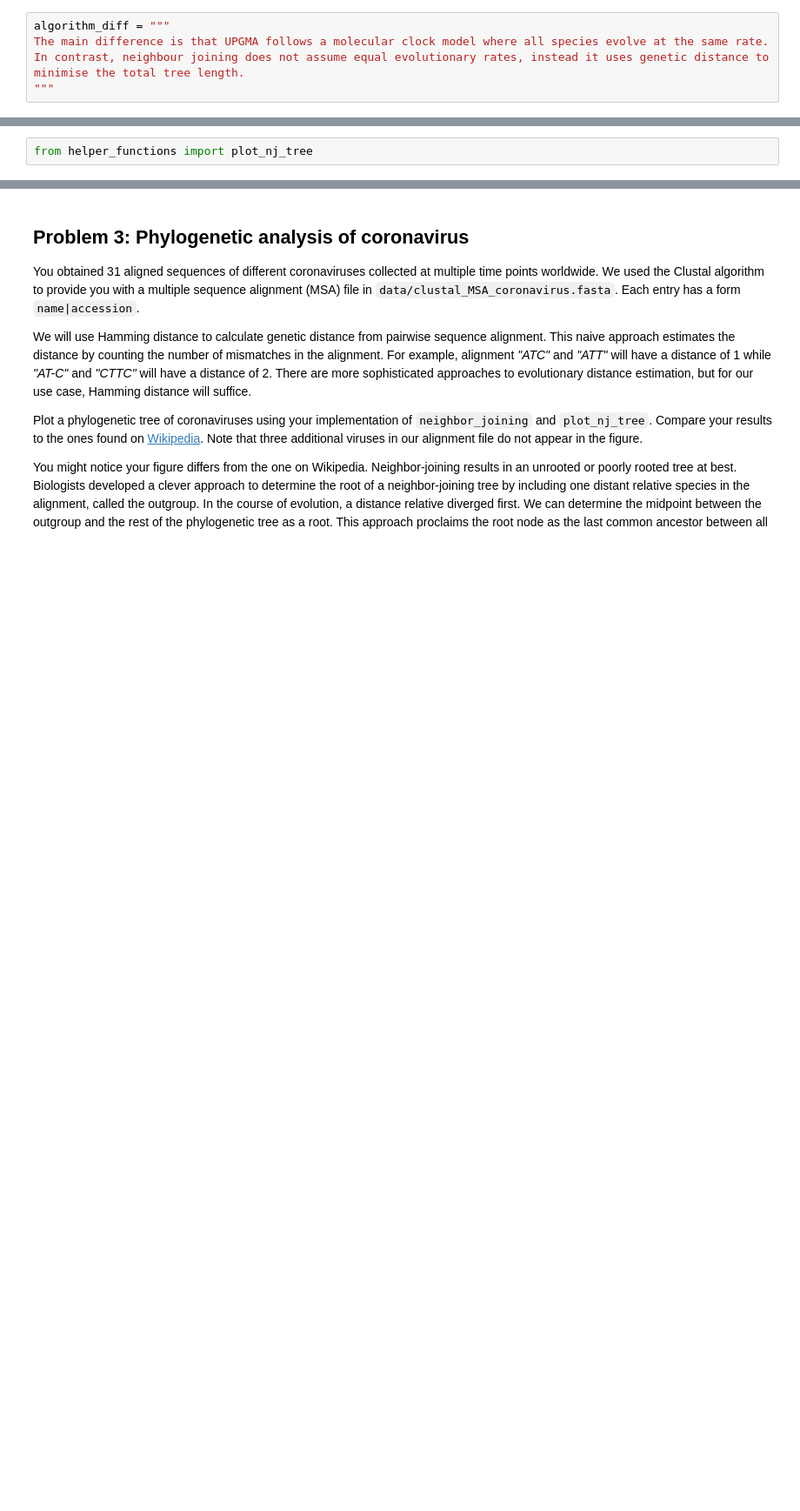
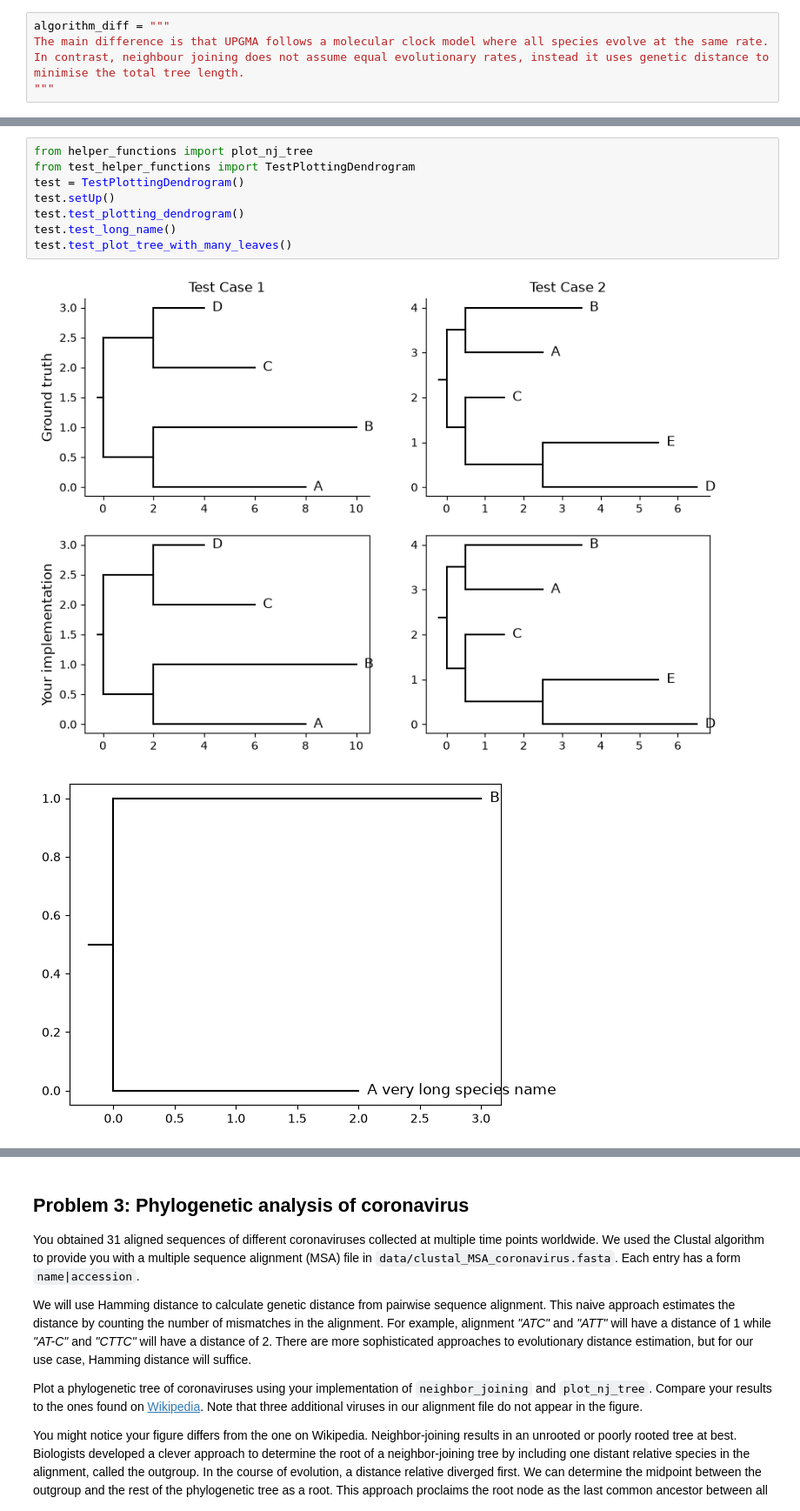
Before and after one commit to pigeonistic/assign_phylo, a Jupyter notebook: phylo_workbook.ipynb, the cells around one changed output, grey strips where cells are left out. Shown at 87% size. Cells and saved outputs as stored; diff of their text form; blank space fills up the shorter version.

Commit message:
Complete problem 2 plotting and basic tests

```diff
--- a/phylo_workbook.ipynb
+++ b/phylo_workbook.ipynb
@@ -88,5 +86,14 @@ Leaves in a dendrogram are connected via horizontal and vertical lines. Horizont
 Test your implementation to our provided unit tests by comparing your output plot to the ground truth in `tests/test_plotting_dendrogram.png`. Write your own tests as well.
 
 **[10 points]**
-# %%
-from helper_functions import plot_nj_tree
+# %%
+from helper_functions import plot_nj_tree
+from test_helper_functions import TestPlottingDendrogram
+test = TestPlottingDendrogram()
+test.setUp()
+test.test_plotting_dendrogram()
+test.test_long_name()
+test.test_plot_tree_with_many_leaves()
+# %% [output]
+[figure, added]
+[figure, added]
```
Also changed, not shown: parts of 3 cells of this notebook, 2 other files.
